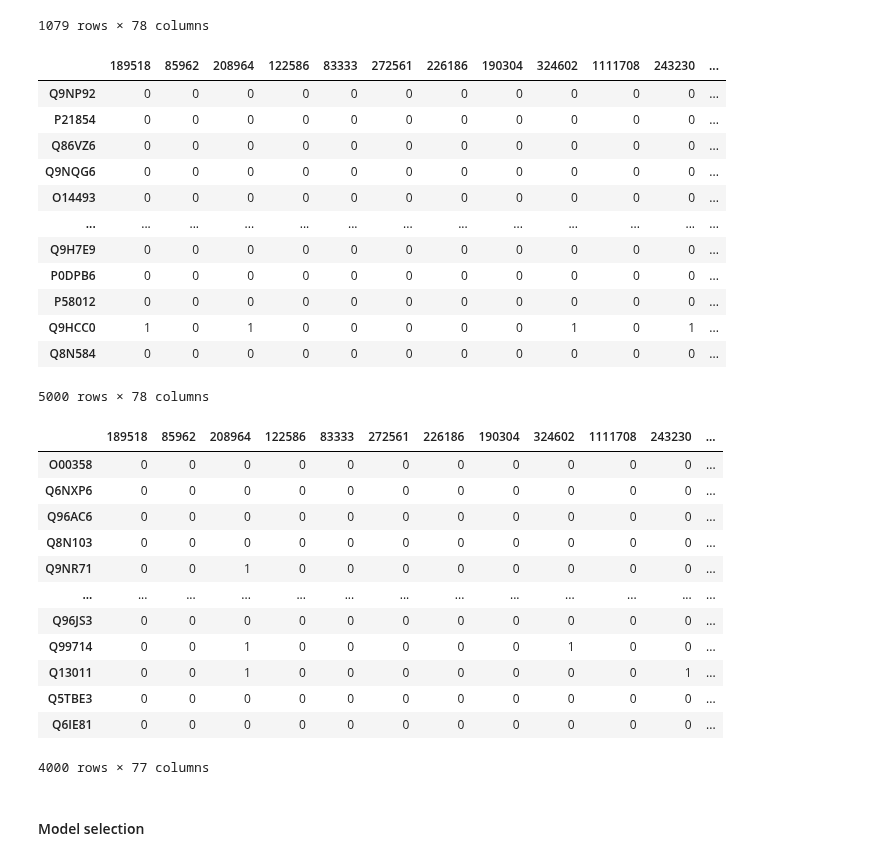
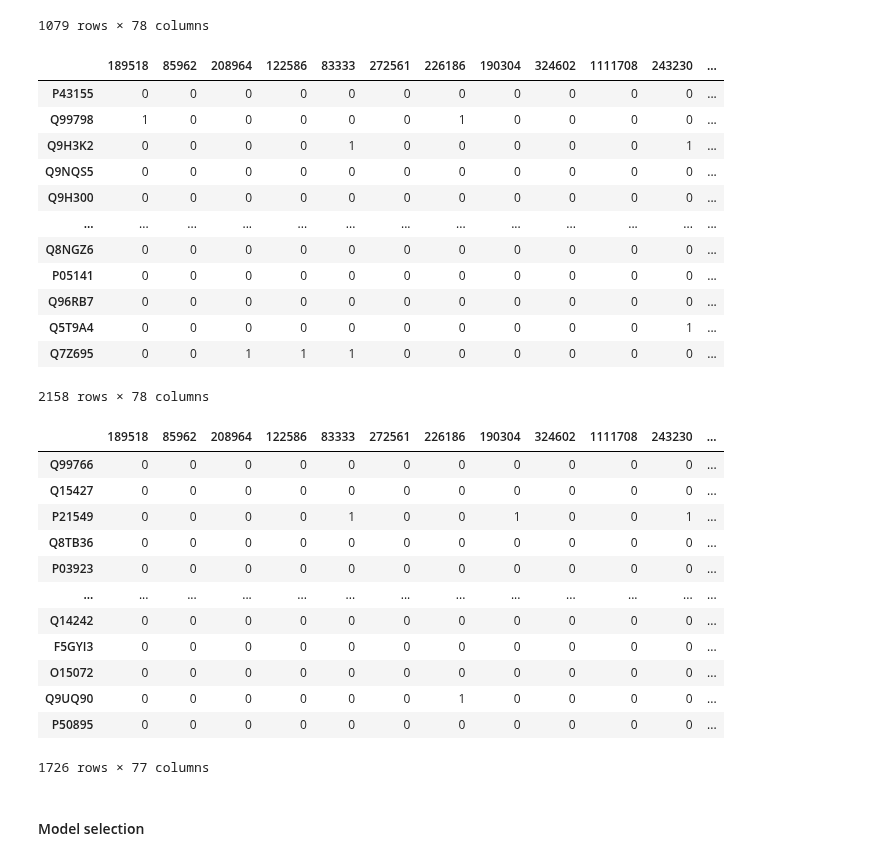
Before and after one commit to geovalexis/PP2GO, a Jupyter notebook: notebooks/machine_learning.ipynb, the cells around one changed output. Cells and saved outputs as stored; diff of their text form; code cells hidden in the pictures.

Commit message:
Fixed class imbalance
Now we take the same number of negative samples than positive samples

```diff
--- a/notebooks/machine_learning.ipynb
+++ b/notebooks/machine_learning.ipynb
@@ -277,23 +277,23 @@ positive_samples
 1079 rows × 78 columns
 # %%
 # Build training dataset from a combination of the positive and a determined number of negative samples.
-training_matrix = pd.concat([positive_samples, negative_samples.sample(n=3921)])
+training_matrix = pd.concat([positive_samples, negative_samples.sample(n=len(positive_samples))]) # Same proportion of negative and positive samples
 training_matrix = training_matrix.sample(frac=1) # Shuffle randomly
 training_matrix
 # %% [output]
 |  | 189518 | 85962 | 208964 | 122586 | 83333 | 272561 | 226186 | 190304 | 324602 | 1111708 | 243230 | ... |
-| Q9NP92 | 0 | 0 | 0 | 0 | 0 | 0 | 0 | 0 | 0 | 0 | 0 | ... |
-| P21854 | 0 | 0 | 0 | 0 | 0 | 0 | 0 | 0 | 0 | 0 | 0 | ... |
-| Q86VZ6 | 0 | 0 | 0 | 0 | 0 | 0 | 0 | 0 | 0 | 0 | 0 | ... |
-| Q9NQG6 | 0 | 0 | 0 | 0 | 0 | 0 | 0 | 0 | 0 | 0 | 0 | ... |
-| O14493 | 0 | 0 | 0 | 0 | 0 | 0 | 0 | 0 | 0 | 0 | 0 | ... |
+| P43155 | 0 | 0 | 0 | 0 | 0 | 0 | 0 | 0 | 0 | 0 | 0 | ... |
+| Q99798 | 1 | 0 | 0 | 0 | 0 | 0 | 1 | 0 | 0 | 0 | 0 | ... |
+| Q9H3K2 | 0 | 0 | 0 | 0 | 1 | 0 | 0 | 0 | 0 | 0 | 1 | ... |
+| Q9NQS5 | 0 | 0 | 0 | 0 | 0 | 0 | 0 | 0 | 0 | 0 | 0 | ... |
+| Q9H300 | 0 | 0 | 0 | 0 | 0 | 0 | 0 | 0 | 0 | 0 | 0 | ... |
 | ... | ... | ... | ... | ... | ... | ... | ... | ... | ... | ... | ... | ... |
-| Q9H7E9 | 0 | 0 | 0 | 0 | 0 | 0 | 0 | 0 | 0 | 0 | 0 | ... |
-| P0DPB6 | 0 | 0 | 0 | 0 | 0 | 0 | 0 | 0 | 0 | 0 | 0 | ... |
-| P58012 | 0 | 0 | 0 | 0 | 0 | 0 | 0 | 0 | 0 | 0 | 0 | ... |
-| Q9HCC0 | 1 | 0 | 1 | 0 | 0 | 0 | 0 | 0 | 1 | 0 | 1 | ... |
-| Q8N584 | 0 | 0 | 0 | 0 | 0 | 0 | 0 | 0 | 0 | 0 | 0 | ... |
+| Q8NGZ6 | 0 | 0 | 0 | 0 | 0 | 0 | 0 | 0 | 0 | 0 | 0 | ... |
+| P05141 | 0 | 0 | 0 | 0 | 0 | 0 | 0 | 0 | 0 | 0 | 0 | ... |
+| Q96RB7 | 0 | 0 | 0 | 0 | 0 | 0 | 0 | 0 | 0 | 0 | 0 | ... |
+| Q5T9A4 | 0 | 0 | 0 | 0 | 0 | 0 | 0 | 0 | 0 | 0 | 1 | ... |
+| Q7Z695 | 0 | 0 | 1 | 1 | 1 | 0 | 0 | 0 | 0 | 0 | 0 | ... |
-5000 rows × 78 columns
+2158 rows × 78 columns
 # %%
 import pandas as pd
 from sklearn.model_selection import train_test_split
@@ -306,18 +306,18 @@ X_train, X_test, y_train, y_test = train_test_split(X_training_matrix, y_trainin
 X_train
 # %% [output]
 |  | 189518 | 85962 | 208964 | 122586 | 83333 | 272561 | 226186 | 190304 | 324602 | 1111708 | 243230 | ... |
-| O00358 | 0 | 0 | 0 | 0 | 0 | 0 | 0 | 0 | 0 | 0 | 0 | ... |
-| Q6NXP6 | 0 | 0 | 0 | 0 | 0 | 0 | 0 | 0 | 0 | 0 | 0 | ... |
-| Q96AC6 | 0 | 0 | 0 | 0 | 0 | 0 | 0 | 0 | 0 | 0 | 0 | ... |
-| Q8N103 | 0 | 0 | 0 | 0 | 0 | 0 | 0 | 0 | 0 | 0 | 0 | ... |
-| Q9NR71 | 0 | 0 | 1 | 0 | 0 | 0 | 0 | 0 | 0 | 0 | 0 | ... |
+| Q99766 | 0 | 0 | 0 | 0 | 0 | 0 | 0 | 0 | 0 | 0 | 0 | ... |
+| Q15427 | 0 | 0 | 0 | 0 | 0 | 0 | 0 | 0 | 0 | 0 | 0 | ... |
+| P21549 | 0 | 0 | 0 | 0 | 1 | 0 | 0 | 1 | 0 | 0 | 1 | ... |
+| Q8TB36 | 0 | 0 | 0 | 0 | 0 | 0 | 0 | 0 | 0 | 0 | 0 | ... |
+| P03923 | 0 | 0 | 0 | 0 | 0 | 0 | 0 | 0 | 0 | 0 | 0 | ... |
 | ... | ... | ... | ... | ... | ... | ... | ... | ... | ... | ... | ... | ... |
-| Q96JS3 | 0 | 0 | 0 | 0 | 0 | 0 | 0 | 0 | 0 | 0 | 0 | ... |
-| Q99714 | 0 | 0 | 1 | 0 | 0 | 0 | 0 | 0 | 1 | 0 | 0 | ... |
-| Q13011 | 0 | 0 | 1 | 0 | 0 | 0 | 0 | 0 | 0 | 0 | 1 | ... |
-| Q5TBE3 | 0 | 0 | 0 | 0 | 0 | 0 | 0 | 0 | 0 | 0 | 0 | ... |
-| Q6IE81 | 0 | 0 | 0 | 0 | 0 | 0 | 0 | 0 | 0 | 0 | 0 | ... |
+| Q14242 | 0 | 0 | 0 | 0 | 0 | 0 | 0 | 0 | 0 | 0 | 0 | ... |
+| F5GYI3 | 0 | 0 | 0 | 0 | 0 | 0 | 0 | 0 | 0 | 0 | 0 | ... |
+| O15072 | 0 | 0 | 0 | 0 | 0 | 0 | 0 | 0 | 0 | 0 | 0 | ... |
+| Q9UQ90 | 0 | 0 | 0 | 0 | 0 | 0 | 1 | 0 | 0 | 0 | 0 | ... |
+| P50895 | 0 | 0 | 0 | 0 | 0 | 0 | 0 | 0 | 0 | 0 | 0 | ... |
-4000 rows × 77 columns
+1726 rows × 77 columns
 # %% [markdown]
 #### Model selection
 # %%
```
Also changed, not shown: parts of 4 cells of this notebook.
